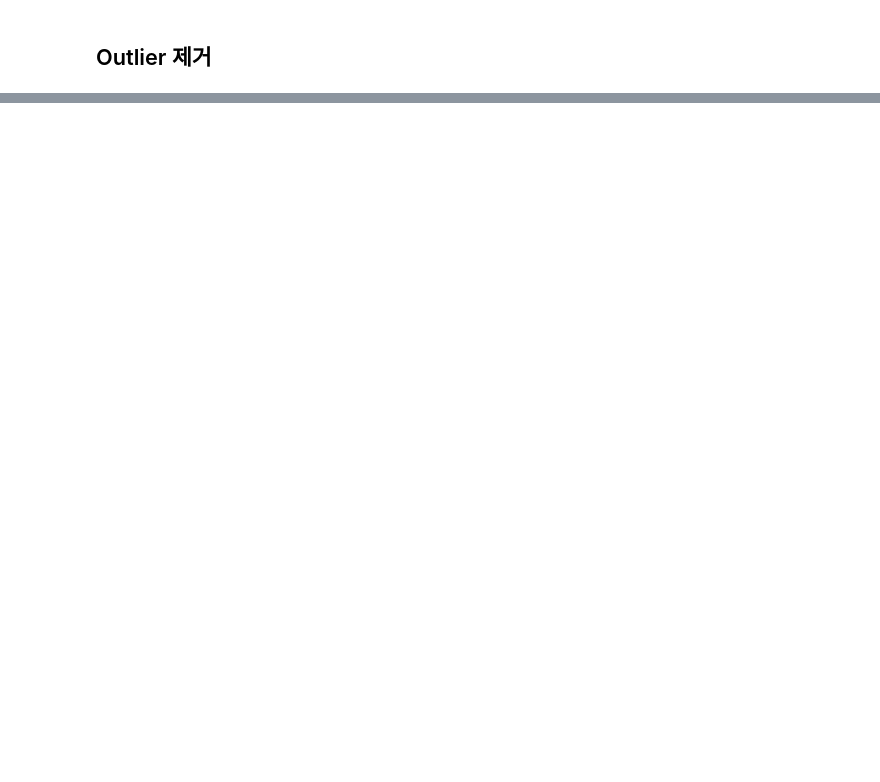
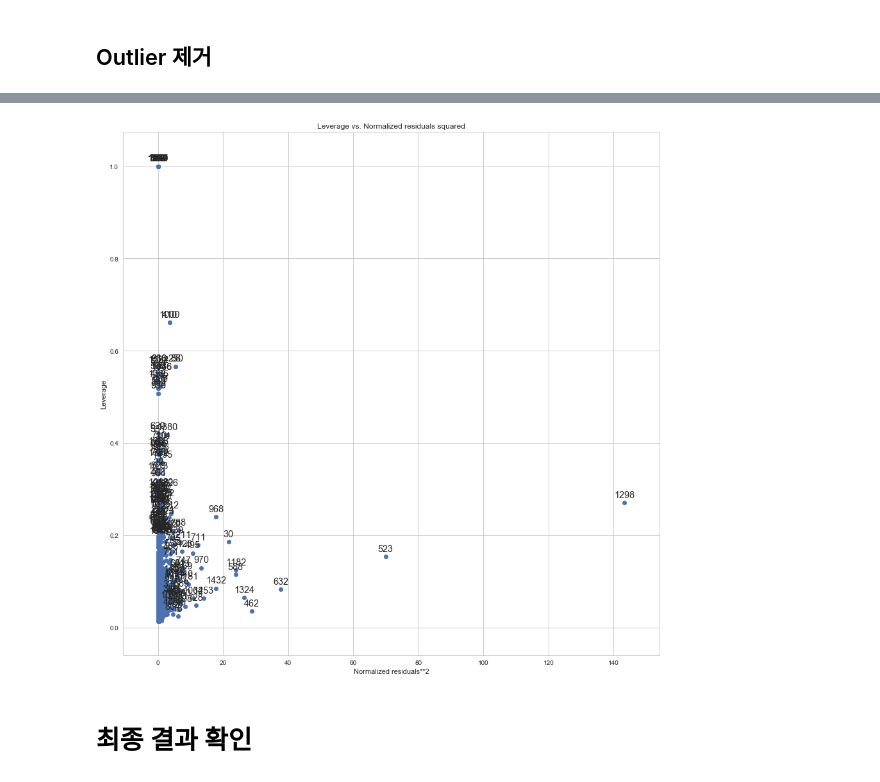
Before and after one commit to wjy5446/house-price-project, a Jupyter notebook: YoonJaeyoung/3-featureSelection_firstNumeric.ipynb, the cells around one changed output, grey strips where cells are left out. Saved outputs shown, nothing was run; the diff lists cells and outputs as text; code cells hidden in the pictures; blank space fills up the shorter version.

```diff
--- a/YoonJaeyoung/3-featureSelection_firstNumeric.ipynb
+++ b/YoonJaeyoung/3-featureSelection_firstNumeric.ipynb
@@ -455,0 +420,6 @@ df_sumit.to_csv("../submit/submit.csv", index = False)
+# %%
+# 삭제 기준 : t-test를 이용
+categoric_list.remove("LandSlope")
+categoric_list.remove("RoofMatl")
+categoric_list.remove("Heating")
+categoric_list.remove("Condition2")
@@ -455,0 +462,6 @@ df_sumit.to_csv("../submit/submit.csv", index = False)
+# %%
+a = makeFormula("log_SalePrice", numeric_list, categoric_list, False, True) + "+ C(OverallQual):C(OverallCond)"
+print(a)
+model = sm.OLS.from_formula(a, data=df_train)
+result = model.fit()
+print(result.summary())
@@ -465,0 +502,8 @@ plt.stem(result.resid_pearson)
+# %%
+f, ax = plt.subplots(figsize = (15, 15))
+sm.graphics.plot_leverage_resid2(result, ax =ax)
+plt.show()
+# %% [output]
+[figure, added]
+# %% [markdown]
+# 최종 결과 확인
```
Also changed, not shown: parts of 36 cells of this notebook, 1 other file.
